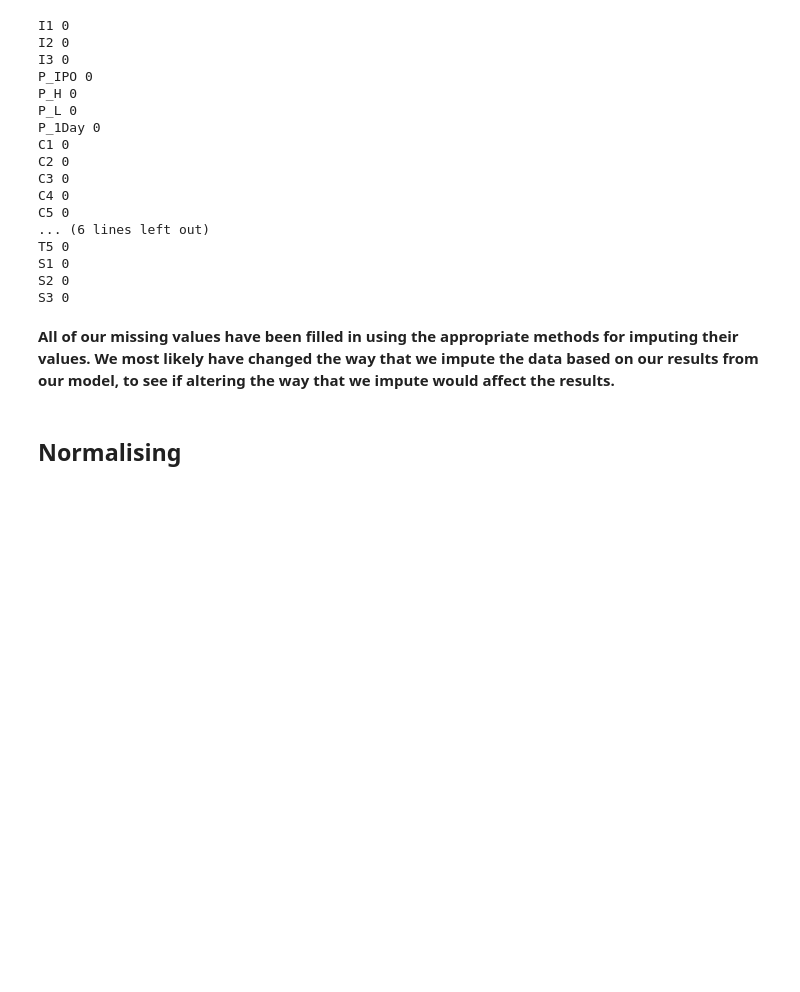
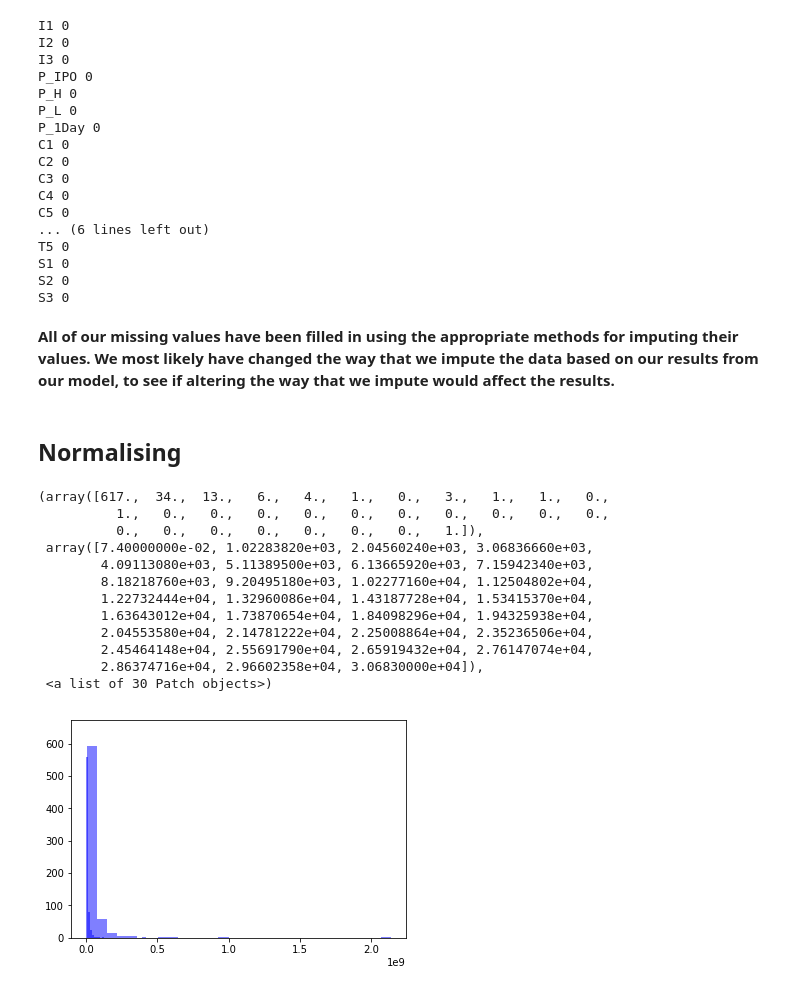
Before and after one commit to BA545-SP2019/2019-competition1-the-dundies, a Jupyter notebook: Our_Code_Good.ipynb, the cells around one changed output. Drawn from its saved outputs; the diff is of its cells as text; code cells hidden in the pictures; blank space fills up the shorter version.

```diff
--- a/Our_Code_Good.ipynb
+++ b/Our_Code_Good.ipynb
@@ -335,4 +335,30 @@ S3 0
 __All of our missing values have been filled in using the appropriate methods for imputing their values. We most likely have changed the way that we impute the data based on our results from our model, to see if altering the way that we impute would affect the results.__
 # %% [markdown]
 ## Normalising ##
+# %%
+plt.hist(x=df_data['P_IPO'],bins=30,alpha=0.5,color='blue')
+plt.hist(x=df_data['P_H'],bins=30,alpha=0.5,color='blue')
+plt.hist(x=df_data['P_L'],bins=30,alpha=0.5,color='blue')
+plt.hist(x=df_data['P_1Day'],bins=30,alpha=0.5,color='blue')
+plt.hist(x=df_data['C1'],bins=30,alpha=0.5,color='blue')
+plt.hist(x=df_data['C2'],bins=30,alpha=0.5,color='blue')
+plt.hist(x=df_data['C3'],bins=30,alpha=0.5,color='blue')
+plt.hist(x=df_data['C4'],bins=30,alpha=0.5,color='blue')
+plt.hist(x=df_data['C5'],bins=30,alpha=0.5,color='blue')
+plt.hist(x=df_data['C6'],bins=30,alpha=0.5,color='blue')
+plt.hist(x=df_data['C7'],bins=30,alpha=0.5,color='blue')
+# %% [output]
+(array([617.,  34.,  13.,   6.,   4.,   1.,   0.,   3.,   1.,   1.,   0.,
+          1.,   0.,   0.,   0.,   0.,   0.,   0.,   0.,   0.,   0.,   0.,
+          0.,   0.,   0.,   0.,   0.,   0.,   0.,   1.]),
+ array([7.40000000e-02, 1.02283820e+03, 2.04560240e+03, 3.06836660e+03,
+        4.09113080e+03, 5.11389500e+03, 6.13665920e+03, 7.15942340e+03,
+        8.18218760e+03, 9.20495180e+03, 1.02277160e+04, 1.12504802e+04,
+        1.22732444e+04, 1.32960086e+04, 1.43187728e+04, 1.53415370e+04,
+        1.63643012e+04, 1.73870654e+04, 1.84098296e+04, 1.94325938e+04,
+        2.04553580e+04, 2.14781222e+04, 2.25008864e+04, 2.35236506e+04,
+        2.45464148e+04, 2.55691790e+04, 2.65919432e+04, 2.76147074e+04,
+        2.86374716e+04, 2.96602358e+04, 3.06830000e+04]),
+ <a list of 30 Patch objects>)
+[figure, added]
 # %%
```
Also changed, not shown: parts of 1 cell of this notebook.
